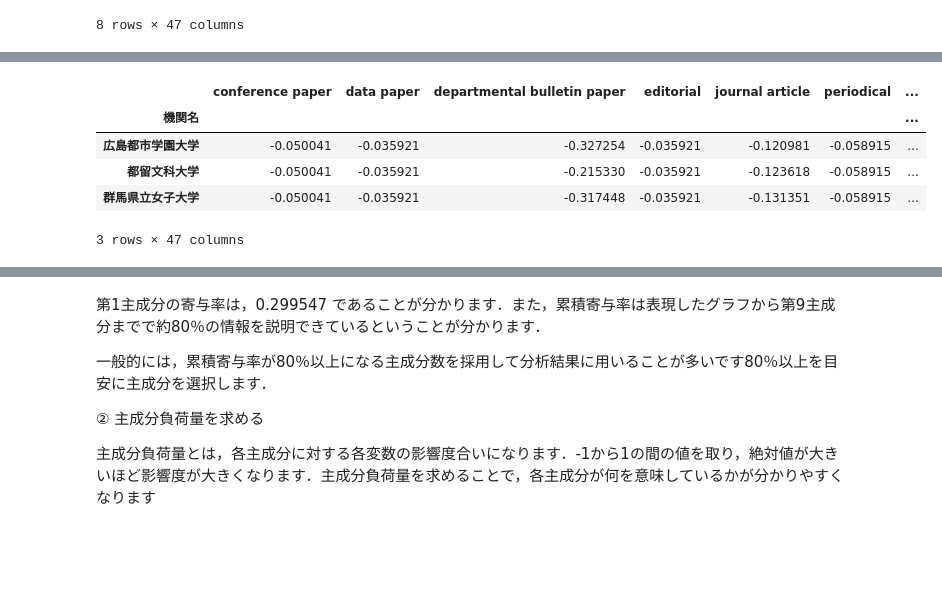
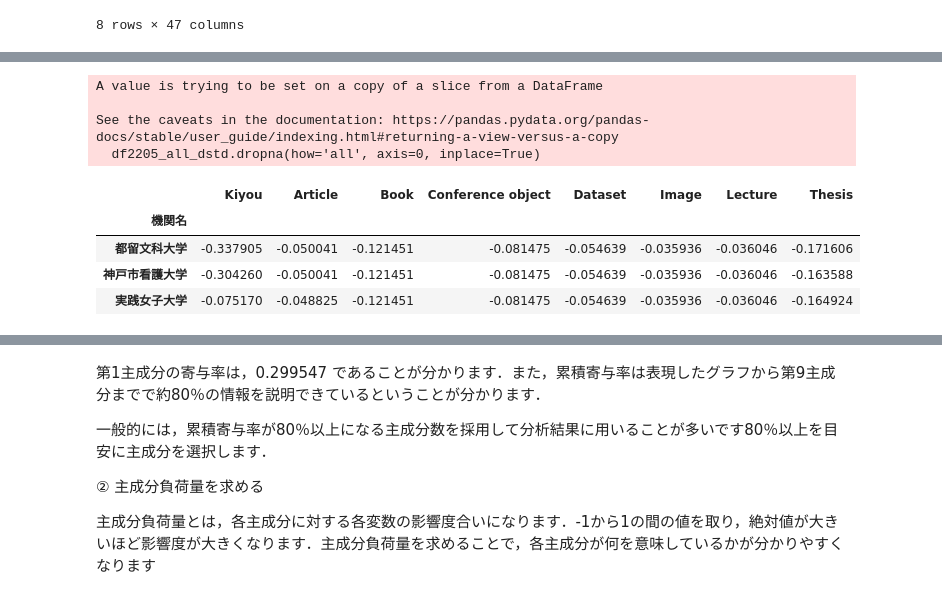
Before and after one commit to wonox/irdbscraping, a Jupyter notebook: irdb.ipynb, the cells around one changed output, grey strips where cells are left out. Cells and saved outputs as stored; diff of their text form; code cells hidden in the pictures; blank space fills up the shorter version.

```diff
--- a/irdb.ipynb
+++ b/irdb.ipynb
@@ -141 +412,10 @@ other                           True
 dtype: bool
+# %%
+# 分散varが 0 の列を削除
+# 3列削除されて、10列（10項目）になる
+# 標準偏差 std が1以下の列を削除
+# var0 = (df2205_all_d.var(axis=0) > 0)  # []リストではだめだった,== だと分散0の列が抽出される
+std0 = (df2205_all_d.std(axis=0) > 1)  # []リストではだめだった,== だと分散0の列が抽出される
+# df2205_all_d.index[df2205_all_d.var(axis=0) < 0]
+df2205_all_dstd = df2205_all_d.loc[:, std0]
+df2205_all_dstd
@@ -157,15 +454,19 @@ plt.show()
 # %%
 # 行・列ごとに欠損値の個数をカウント
 # print(df2205_all.isnull().sum(axis=0))
-df2205_all.dropna(how='all', axis=0, inplace=True)
+df2205_all_dstd.dropna(how='all', axis=0, inplace=True)
+# %% [output]
+A value is trying to be set on a copy of a slice from a DataFrame
+
+See the caveats in the documentation: https://pandas.pydata.org/pandas-docs/stable/user_guide/indexing.html#returning-a-view-versus-a-copy
+  df2205_all_dstd.dropna(how='all', axis=0, inplace=True)
 # %%
 # 変数の標準化
-df2205_all_std = df2205_all.apply(lambda x: (x-x.mean())/x.std(), axis=0)
+df2205_all_std = df2205_all_dstd.apply(lambda x: (x-x.mean())/x.std(), axis=0)
 df2205_all_std.sample(3)
 # %% [output]
-|  | conference paper | data paper | departmental bulletin paper | editorial | journal article | periodical | ... |
-| 機関名 |  |  |  |  |  |  | ... |
-| 広島都市学園大学 | -0.050041 | -0.035921 | -0.327254 | -0.035921 | -0.120981 | -0.058915 | ... |
-| 都留文科大学 | -0.050041 | -0.035921 | -0.215330 | -0.035921 | -0.123618 | -0.058915 | ... |
-| 群馬県立女子大学 | -0.050041 | -0.035921 | -0.317448 | -0.035921 | -0.131351 | -0.058915 | ... |
+|  | Kiyou | Article | Book | Conference object | Dataset | Image | Lecture | Thesis |
+| 機関名 |  |  |  |  |  |  |  |  |
+| 都留文科大学 | -0.337905 | -0.050041 | -0.121451 | -0.081475 | -0.054639 | -0.035936 | -0.036046 | -0.171606 |
+| 神戸市看護大学 | -0.304260 | -0.050041 | -0.121451 | -0.081475 | -0.054639 | -0.035936 | -0.036046 | -0.163588 |
+| 実践女子大学 | -0.075170 | -0.048825 | -0.121451 | -0.081475 | -0.054639 | -0.035936 | -0.036046 | -0.164924 |
-3 rows × 47 columns
```
Also changed, not shown: parts of 48 cells of this notebook.
